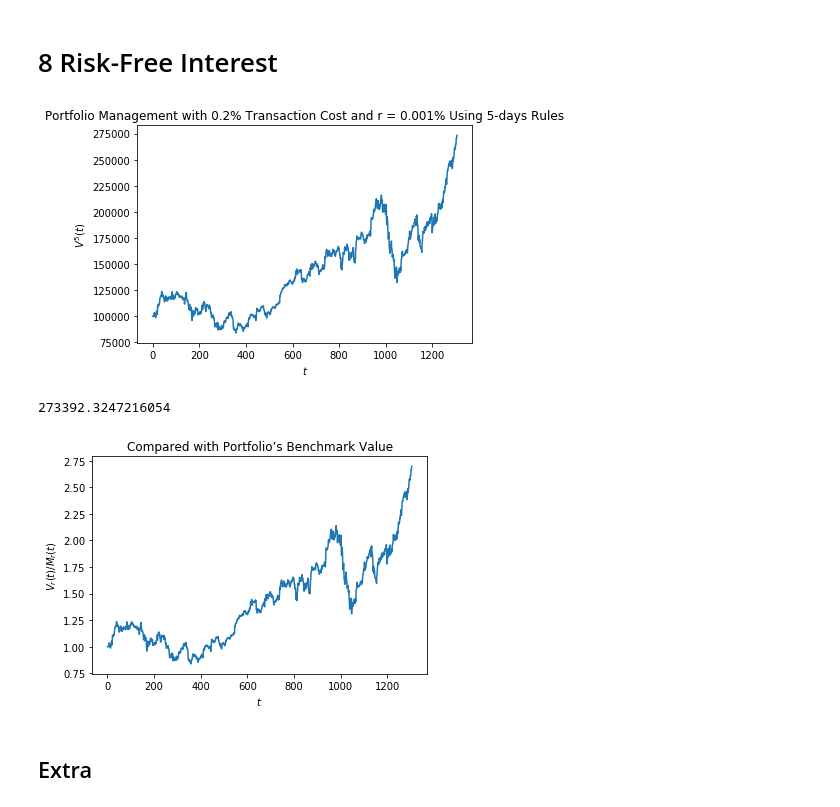
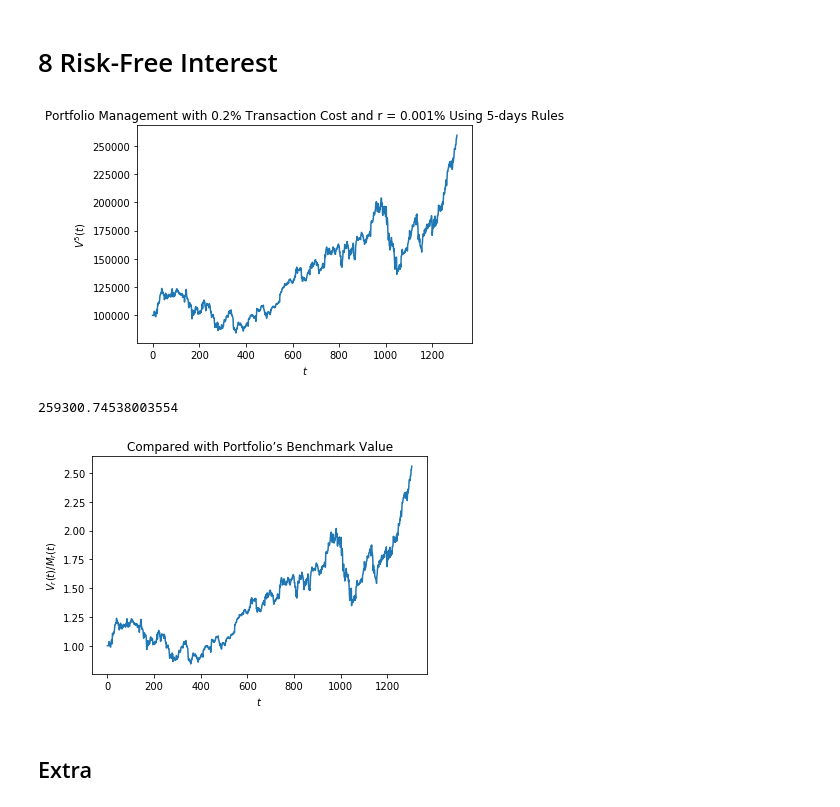
Before and after one commit to Kim-Q/MSDM, a Jupyter notebook: project2.ipynb, the cells around one changed output. Drawn from its saved outputs; the diff is of its cells as text; code cells hidden in the pictures.

```diff
--- a/project2.ipynb
+++ b/project2.ipynb
@@ -37,7 +37,7 @@ len(learning_set_x),len(testing_set_x)
 # %% [output]
 (3912, 1305)
 # %%
-epsilon = np.mean(learning_set_x)
+epsilon = np.var(learning_set_x)
 # epsilon
 # %%
 d = ['D' if i < -epsilon else 'U' if i > epsilon else 'H' for i in x]
@@ -609,7 +609,7 @@ for i in range(4,len_testing):
     elif max_index == g_pred == 1:
         count += 1
         # 表示接受第二天是D
-        temp = gamma0*M_5[i]
+        temp = gamma0*N_5[i]
         M_5[i]=M_5[i]+temp*(1-e)*testing_set[i]
         N_5[i]=N_5[i]-temp
 
@@ -757,7 +757,7 @@ for i in range(4,len_testing):
     elif max_index == g_pred == 1:
         count += 1
         # 表示接受第二天是D
-        temp = gamma0*M_5[i]
+        temp = gamma0*N_5[i]
         M_5[i]=M_5[i]+temp*(1-e)*testing_set[i]
         N_5[i]=N_5[i]-temp
 
@@ -807,7 +807,7 @@ for i in range(4,len_testing):
     elif max_index == g_pred == 1:
         count += 1
         # 表示接受第二天是D
-        temp = gamma0*M_5[i]
+        temp = gamma0*N_5[i]
         M_5[i]=M_5[i]+temp*(1-e)*testing_set[i]
         N_5[i]=N_5[i]-temp
 
@@ -854,39 +854,39 @@ for i in range(4,len_testing):
     if cut_point_Gaussian[0]>=testing_set_x[i]>=cut_point_Gaussian[1]:
         g_pred = 0
     else:
         g_pred = 1
 
     if max_index == g_pred == 0:
         count += 1
         # 表示接受第二天是U
         temp = gamma0*M_5[i]
         M_5[i]=M_5[i]-temp
         N_5[i]=N_5[i]+temp*(1-e)/testing_set[i]
     elif max_index == g_pred == 1:
         count += 1
         # 表示接受第二天是D
-        temp = gamma0*M_5[i]
+        temp = gamma0*N_5[i]
         M_5[i]=M_5[i]+temp*(1-e)*testing_set[i]
         N_5[i]=N_5[i]-temp
 
     if i != len_testing-1:
         M_5[i+1] = M_5[i]*(1+r)
         N_5[i+1] = N_5[i]
 
     V_5.append(M_5[i]+N_5[i]*testing_set[i])
 
 plt.plot(V_5)
 plt.title('Portfolio Management with 0.2% Transaction Cost and r = 0.001% Using 5-days Rules')
 plt.ylabel('$V^5(t)$')
 plt.xlabel('$t$')
 plt.savefig("8-1")
 plt.show()
 # %% [output]
-[figure, old version]
+[figure, new version]
 # %%
 V_5[-1]
 # %% [output]
-273392.3247216054
+259300.74538003554
 # %%
 pr = [V_5[i]/(M_5[0]*(1+r)**i) for i in range(len(V_5))]
 # %%
@@ -897,7 +897,7 @@ plt.xlabel('$t$')
 plt.savefig("8-2")
 plt.show()
 # %% [output]
-[figure, old version]
+[figure, new version]
 # %% [markdown]
 ## Extra
 # %% [markdown]
```
Also changed, not shown: parts of 38 cells of this notebook, 9 other files.
